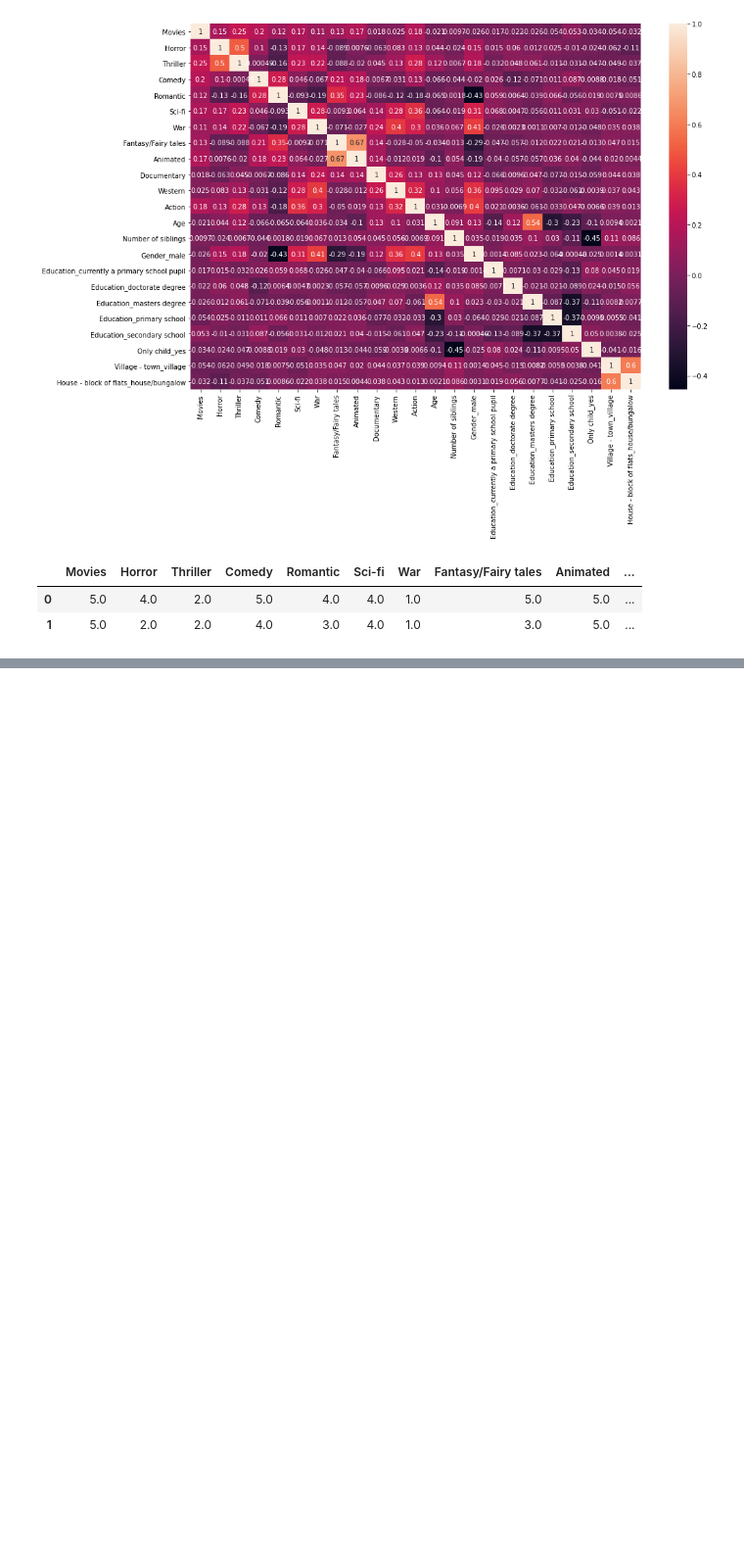
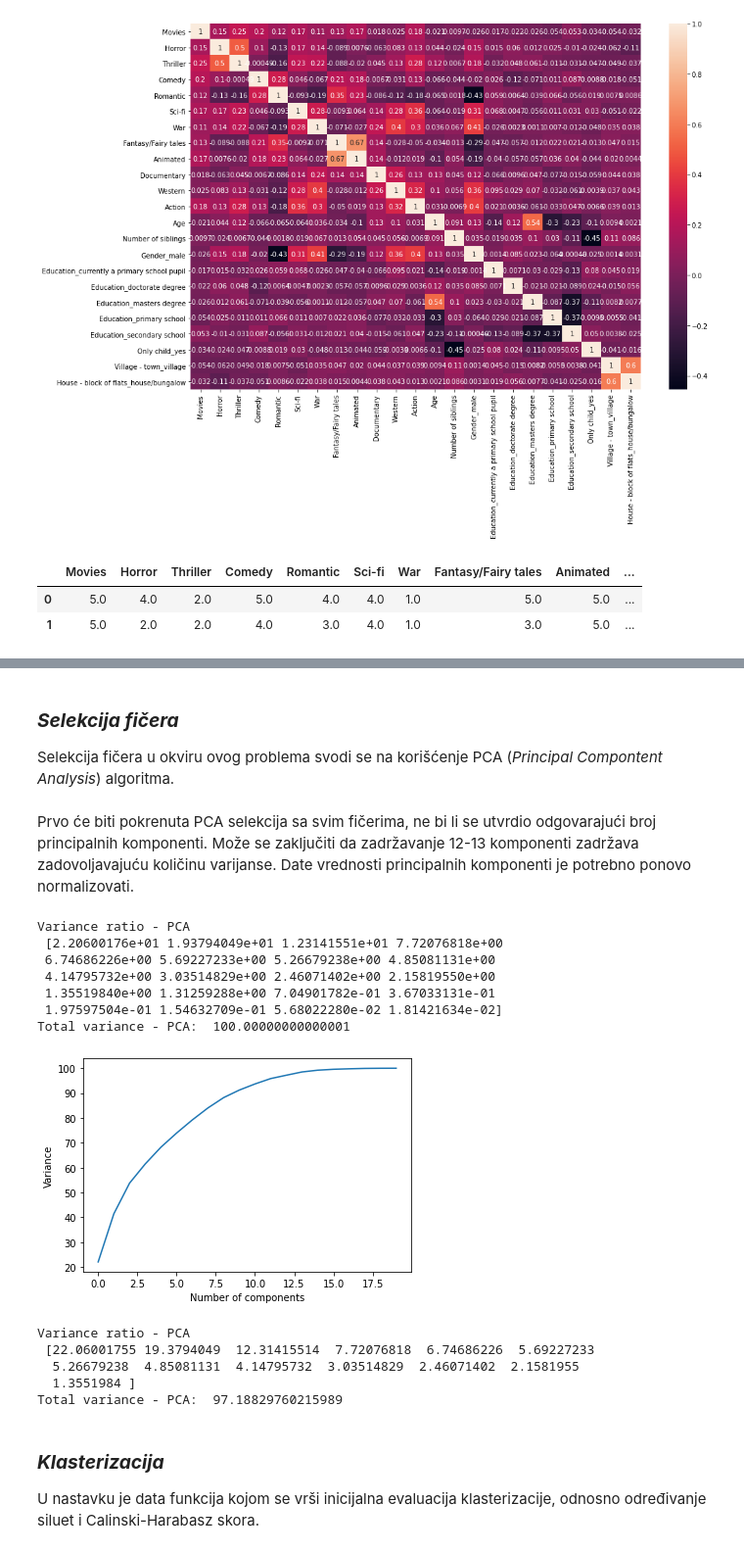
Before and after one commit to LastChanceKatze/ml_young_people_survey, a Jupyter notebook: movie_preferences_clustering.ipynb, the cells around one changed output, grey strips where cells are left out. Shown: that part at 98% size. Cells and saved outputs as stored; diff of their text form; code cells hidden in the pictures; blank space fills up the shorter version.

```diff
--- a/movie_preferences_clustering.ipynb
+++ b/movie_preferences_clustering.ipynb
@@ -225,0 +232,8 @@ data_movie_e.head(2)
+# %%
+def normalize(data):
+    norm = Normalizer()
+    return norm.fit_transform(data)
+
+data_movie_n = normalize(data_movie_e)
+# describe the normalized data
+pd.DataFrame(data_movie_n).describe(include="all")
@@ -225,0 +250,44 @@ data_movie_e.head(2)
+# %% [markdown]
+### ***Selekcija fičera***
+Selekcija fičera u okviru ovog problema svodi se na korišćenje PCA (*Principal Compontent Analysis*) algoritma.
+# %%
+def pca_selection(n_components, data):
+    pca = PCA(n_components=n_components, random_state=200, whiten=True)
+    data = pca.fit_transform(data)
+
+    var_ratio = pca.explained_variance_ratio_*100
+    print("Variance ratio - PCA\n", var_ratio)
+    print("Total variance - PCA: ", np.sum(var_ratio))
+
+    return data, var_ratio
+
+def plot_pca(variance):
+    plt.plot(variance)
+    plt.xlabel('Number of components')
+    plt.ylabel("Variance")
+# %% [markdown]
+Prvo će biti pokrenuta PCA selekcija sa svim fičerima, ne bi li se utvrdio odgovarajući broj principalnih komponenti. Može se zaključiti da zadržavanje 12-13 komponenti zadržava zadovoljavajuću količinu varijanse. Date vrednosti principalnih komponenti je potrebno ponovo normalizovati.
+# %%
+data_pca, var_ratio = pca_selection(data_movie_n.shape[1], data_movie_n)
+plot_pca(variance=np.cumsum(var_ratio))
+# %% [output]
+Variance ratio - PCA
+ [2.20600176e+01 1.93794049e+01 1.23141551e+01 7.72076818e+00
+ 6.74686226e+00 5.69227233e+00 5.26679238e+00 4.85081131e+00
+ 4.14795732e+00 3.03514829e+00 2.46071402e+00 2.15819550e+00
+ 1.35519840e+00 1.31259288e+00 7.04901782e-01 3.67033131e-01
+ 1.97597504e-01 1.54632709e-01 5.68022280e-02 1.81421634e-02]
+Total variance - PCA:  100.00000000000001
+[figure, added]
+# %%
+data_pca, var_ratio = pca_selection(n_components=13, data=data_movie_n)
+data_pca_n = normalize(data_pca)
+# %% [output]
+Variance ratio - PCA
+ [22.06001755 19.3794049  12.31415514  7.72076818  6.74686226  5.69227233
+  5.26679238  4.85081131  4.14795732  3.03514829  2.46071402  2.1581955
+  1.3551984 ]
+Total variance - PCA:  97.18829760215989
+# %% [markdown]
+### ***Klasterizacija***
+U nastavku je data funkcija kojom se vrši inicijalna evaluacija klasterizacije, odnosno određivanje siluet i Calinski-Harabasz skora.
```
Also changed, not shown: parts of 23 cells of this notebook, 2 other files.
